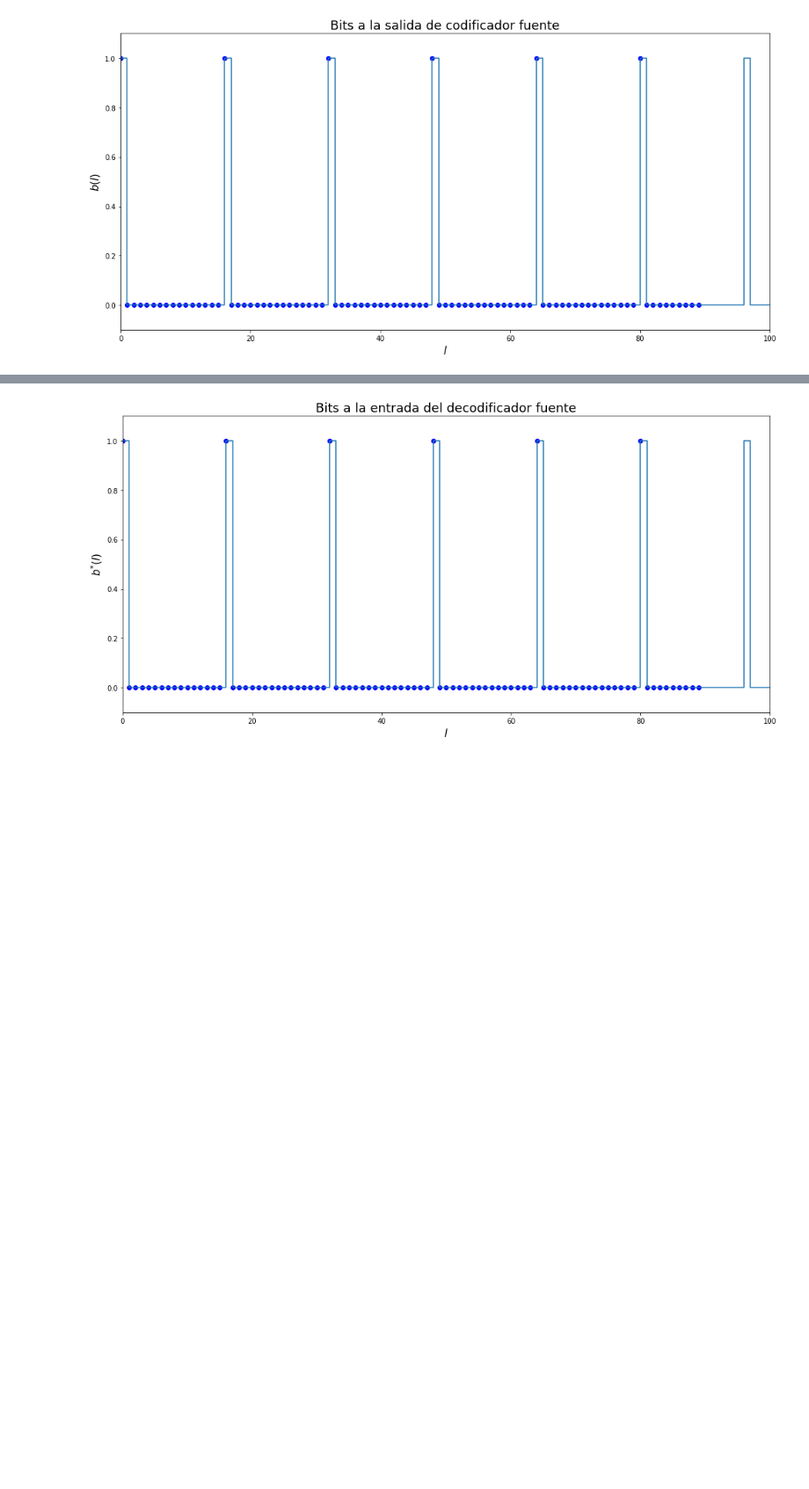
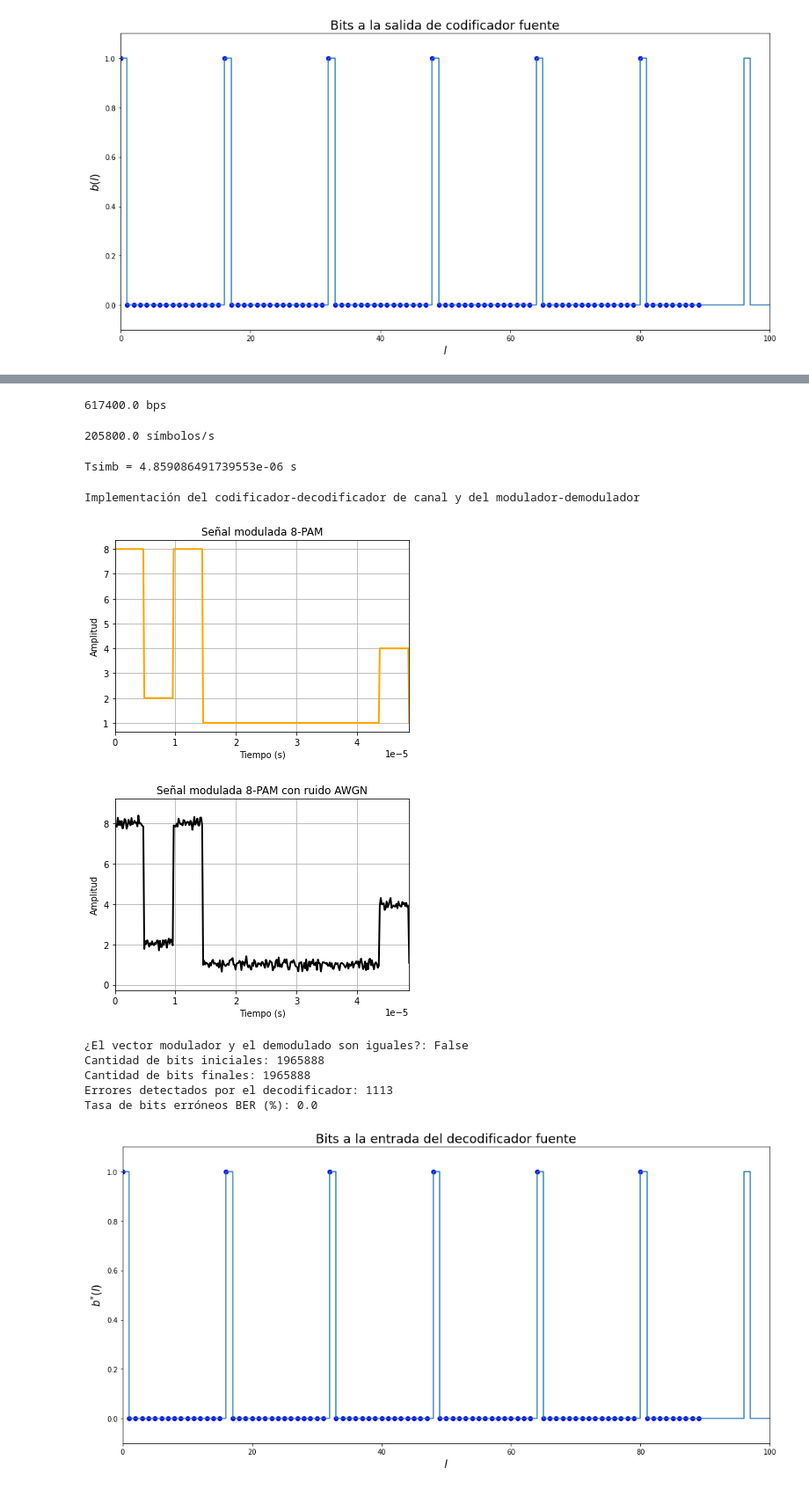
Before and after one commit to TheRadDani/Avance3-telecomunicaciones, a Jupyter notebook: Proyecto 3/Avance03_Proyecto_Ing_Comunicaciones.ipynb, the cells around one changed output, grey strips where cells are left out. Shown at 88% size. Drawn from its saved outputs; the diff is of its cells as text; code cells hidden in the pictures; blank space fills up the shorter version.

```diff
--- a/Proyecto 3/Avance03_Proyecto_Ing_Comunicaciones.ipynb
+++ b/Proyecto 3/Avance03_Proyecto_Ing_Comunicaciones.ipynb
@@ -342,6 +221,6 @@ def covertir_gray(binary):
 # %%
-# Modulacion
-def codif_modulacion(bits):
+# Modulacion 8-PAM
+def codif_modulacion(bits, Tsimb):
     k = 3
     M = 2**k
     # Preparar el vector de bits para que sea múltiplo de 3
@@ -381,16 +260,17 @@ def codif_modulacion(bits):
       # Se define el pulso correspondiente
       p = an*np.ones(Ns)
       xT.extend(p) # Se añade el pulso a la cadena
+    xT = np.round(xT).astype(int)
 
     # Gráfica de la señal modulada
     muestras = int(Ns*num_simb)
-    t = np.linspace(0,muestras-1,muestras)
+    t = (Tsimb/Ns)*np.linspace(0,muestras-1,muestras)
     plt.plot(t, xT, linewidth=2, color='orange')
-    #plt.xlabel("Tiempo (s)") Esto aun no es tiempo, son muestras
+    plt.xlabel("Tiempo (s)")
     plt.ylabel("Amplitud")
     plt.title("Señal modulada 8-PAM")
-    plt.xlim(0, 5*Ns)
+    plt.xlim(0, 10*Tsimb)
     plt.grid()
     plt.show()
 
-    return xT, ceros, Ns
+    return xT, ceros, Ns, t
@@ -465,3 +367,68 @@ print("¿El vector de prueba y el demodulado son iguales?:", (prueba == bcR).all
+# %%
+# Ahora, en el codificador de canal, los bits se multiplican en una razón
+# de 7/4, teniendo a la salida de este:
+print(fs*16*7/4, "bps")
+# %% [output]
+617400.0 bps
+# %%
+# Estos bits entran al modulador, donde se agrupan de 3 en 3, teniendo entonces:
+print((fs*16*7/4)/3, "símbolos/s")
+# %% [output]
+205800.0 símbolos/s
+# %%
+# Lo que corresponde con un tiempo de símbolo Tsimb de:
+print("Tsimb =",1/205800, "s")
+# %% [output]
+Tsimb = 4.859086491739553e-06 s
+# %%
+#----------------------------------------------------
+# Implementación codificación de canal y modulación
+print("Implementación del codificador-decodificador de canal y del modulador-demodulador")
+
+bfT = bkT # Bits de la codificación de fuente
+
+# Se utiliza bfT como entrada de bits al codificador de canal
+bcT, ceros = codif_canal(bfT)
+
+# Parámetro de señal-a-ruido del medio de transmisión
+SNR = 30
+
+# Dato de tasa de transmisión
+Tsimb = 1/205800
+
+# La salida del codificador de canal se pasa al modulador
+xT, ceros_modulacion, Ns, t = codif_modulacion(bcT, Tsimb)
+
+# Simulación de un medio con ruido
+xR = ruido(xT, SNR, t, Tsimb)
+
+# Proceso de demodulación
+bcR = demodulador(xR, ceros_modulacion, Ns)
+print("¿El vector modulador y el demodulado son iguales?:", (bcT == bcR).all())
+
+# Simulación del decodificador de canal
+bfR, errores_detectados = decodif_canal(bcR, ceros)
+print("Cantidad de bits iniciales:", len(bfT))
+print("Cantidad de bits finales:", len(bfR))
+
+# Se contabilizan la tasa de bits erróneos BER
+contador = 0
+for i in range(0,len(bfT)):
+    if bfT[i] != bfR[i]:
+        contador += 1
+BER = contador*100/len(bfT)
+
+print("Errores detectados por el decodificador:", errores_detectados)
+print("Tasa de bits erróneos tras decodificar canal BER (%):", BER*100)
+# %% [output]
+Implementación del codificador-decodificador de canal y del modulador-demodulador
+[figure, added]
+[figure, added]
+¿El vector modulador y el demodulado son iguales?: False
+Cantidad de bits iniciales: 1965888
+Cantidad de bits finales: 1965888
+Errores detectados por el decodificador: 1113
+Tasa de bits erróneos BER (%): 0.0
 # %%
 # Decodificación de fuente
 
```
Also changed, not shown: parts of 12 cells of this notebook.
